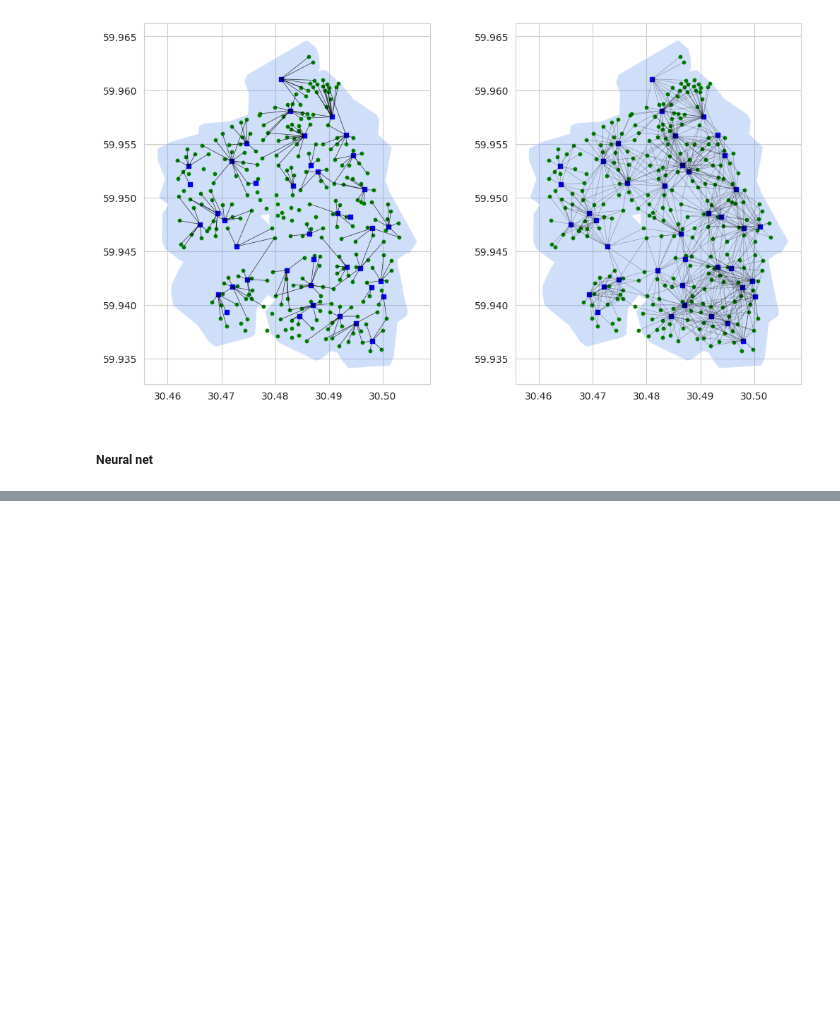
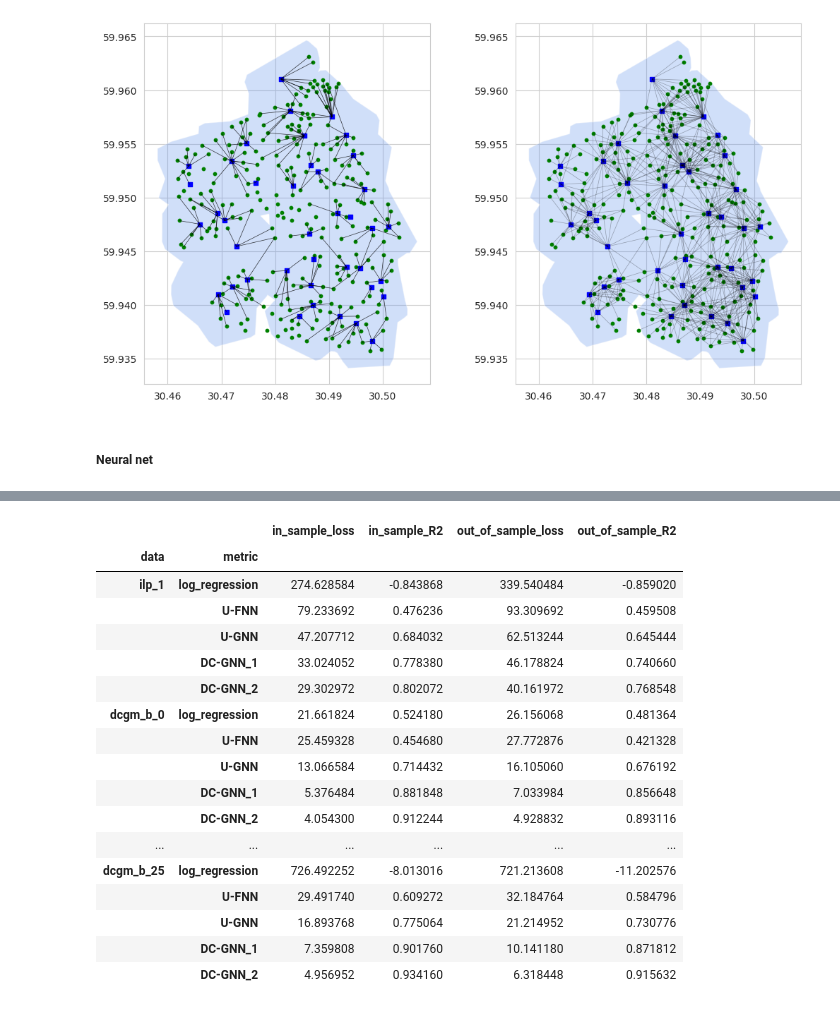
Before and after one commit to RitaMargari/urban-facilities-provision, a Jupyter notebook: main.ipynb, the cells around one changed output, grey strips where cells are left out. Drawn from its saved outputs; the diff is of its cells as text; code cells hidden in the pictures; blank space fills up the shorter version.

```diff
--- a/main.ipynb
+++ b/main.ipynb
@@ -748,0 +616,39 @@ Bad initialized weights. The training in 4 fold is repeating. Attempt 5...
+# %%
+metrics_paths = [
+ "model_output/ilp/ilp_1.json",
+ "model_output/dcgm/dcgm_b_0.json",
+ "model_output/dcgm/dcgm_b_05.json",
+ "model_output/dcgm/dcgm_b_1.json",
+ "model_output/dcgm/dcgm_b_15.json",
+ "model_output/dcgm/dcgm_b_2.json",
+ "model_output/dcgm/dcgm_b_25.json"
+ ]
+
+tables = []
+for path in metrics_paths:
+    df = prepate_metrics_table(path)
+    df = df.reset_index().rename(columns={'index':'metric'})
+    df['data'] =  path.split('.')[0].split('/')[-1]
+    df = df.set_index([df["data"], df['metric']]).drop(['metric', 'data'], axis=1)
+    tables.append(df)
+
+pd.concat(tables)
+# %% [output]
+|  |  | in_sample_loss | in_sample_R2 | out_of_sample_loss | out_of_sample_R2 |
+| data | metric |  |  |  |  |
+| ilp_1 | log_regression | 274.628584 | -0.843868 | 339.540484 | -0.859020 |
+|  | U-FNN | 79.233692 | 0.476236 | 93.309692 | 0.459508 |
+|  | U-GNN | 47.207712 | 0.684032 | 62.513244 | 0.645444 |
+|  | DC-GNN_1 | 33.024052 | 0.778380 | 46.178824 | 0.740660 |
+|  | DC-GNN_2 | 29.302972 | 0.802072 | 40.161972 | 0.768548 |
+| dcgm_b_0 | log_regression | 21.661824 | 0.524180 | 26.156068 | 0.481364 |
+|  | U-FNN | 25.459328 | 0.454680 | 27.772876 | 0.421328 |
+|  | U-GNN | 13.066584 | 0.714432 | 16.105060 | 0.676192 |
+|  | DC-GNN_1 | 5.376484 | 0.881848 | 7.033984 | 0.856648 |
+|  | DC-GNN_2 | 4.054300 | 0.912244 | 4.928832 | 0.893116 |
+| ... | ... | ... | ... | ... | ... |
+| dcgm_b_25 | log_regression | 726.492252 | -8.013016 | 721.213608 | -11.202576 |
+|  | U-FNN | 29.491740 | 0.609272 | 32.184764 | 0.584796 |
+|  | U-GNN | 16.893768 | 0.775064 | 21.214952 | 0.730776 |
+|  | DC-GNN_1 | 7.359808 | 0.901760 | 10.141180 | 0.871812 |
+|  | DC-GNN_2 | 4.956952 | 0.934160 | 6.318448 | 0.915632 |
```
Also changed, not shown: parts of 25 cells of this notebook.
